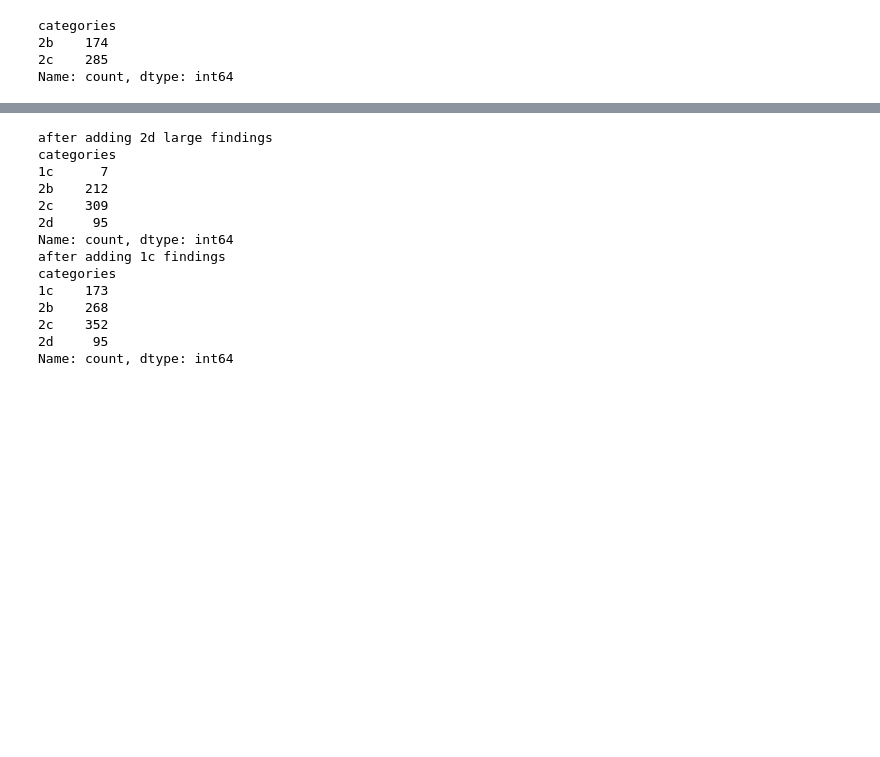
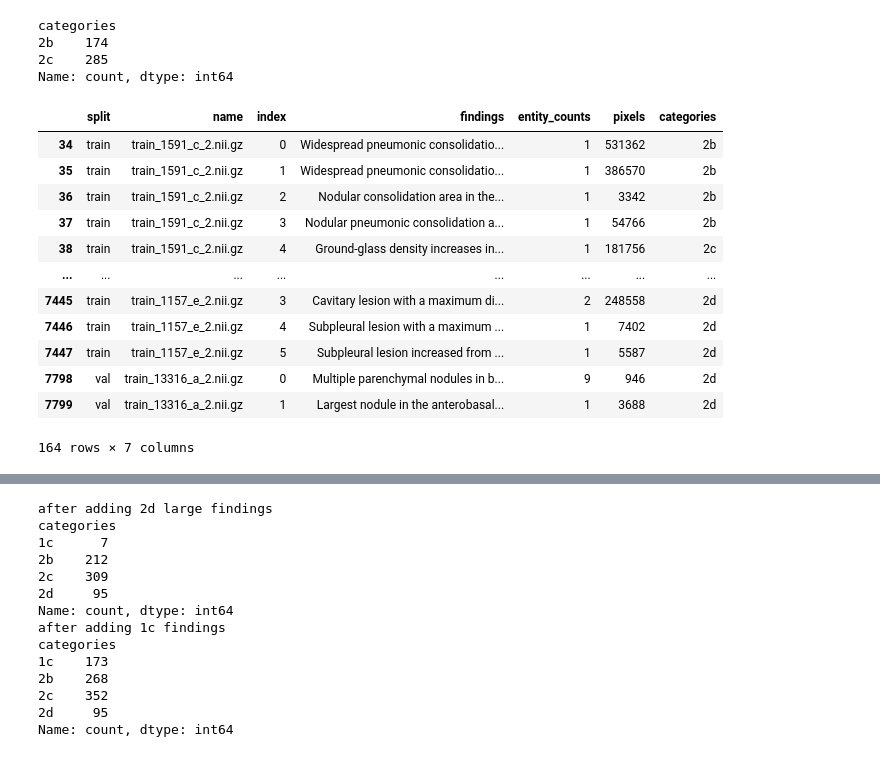
Before and after one commit to ckekula/fyp-3d-ct, a Jupyter notebook: eda/json.ipynb, the cells around one changed output, grey strips where cells are left out. Cells and saved outputs as stored; diff of their text form; code cells hidden in the pictures; blank space fills up the shorter version.

```diff
--- a/eda/json.ipynb
+++ b/eda/json.ipynb
@@ -2209,3 +2209,19 @@ categories
 2b    174
 2c    285
 Name: count, dtype: int64
+# %%
+df_shortlisted_2d_large
+# %% [output]
+|  | split | name | index | findings | entity_counts | pixels | categories |
+| 34 | train | train_1591_c_2.nii.gz | 0 | Widespread pneumonic consolidatio... | 1 | 531362 | 2b |
+| 35 | train | train_1591_c_2.nii.gz | 1 | Widespread pneumonic consolidatio... | 1 | 386570 | 2b |
+| 36 | train | train_1591_c_2.nii.gz | 2 | Nodular consolidation area in the... | 1 | 3342 | 2b |
+| 37 | train | train_1591_c_2.nii.gz | 3 | Nodular pneumonic consolidation a... | 1 | 54766 | 2b |
+| 38 | train | train_1591_c_2.nii.gz | 4 | Ground-glass density increases in... | 1 | 181756 | 2c |
+| ... | ... | ... | ... | ... | ... | ... | ... |
+| 7445 | train | train_1157_e_2.nii.gz | 3 | Cavitary lesion with a maximum di... | 2 | 248558 | 2d |
+| 7446 | train | train_1157_e_2.nii.gz | 4 | Subpleural lesion with a maximum ... | 1 | 7402 | 2d |
+| 7447 | train | train_1157_e_2.nii.gz | 5 | Subpleural lesion increased from ... | 1 | 5587 | 2d |
+| 7798 | val | train_13316_a_2.nii.gz | 0 | Multiple parenchymal nodules in b... | 9 | 946 | 2d |
+| 7799 | val | train_13316_a_2.nii.gz | 1 | Largest nodule in the anterobasal... | 1 | 3688 | 2d |
+164 rows × 7 columns
```
Also changed, not shown: parts of 15 cells of this notebook, 10 other files.
